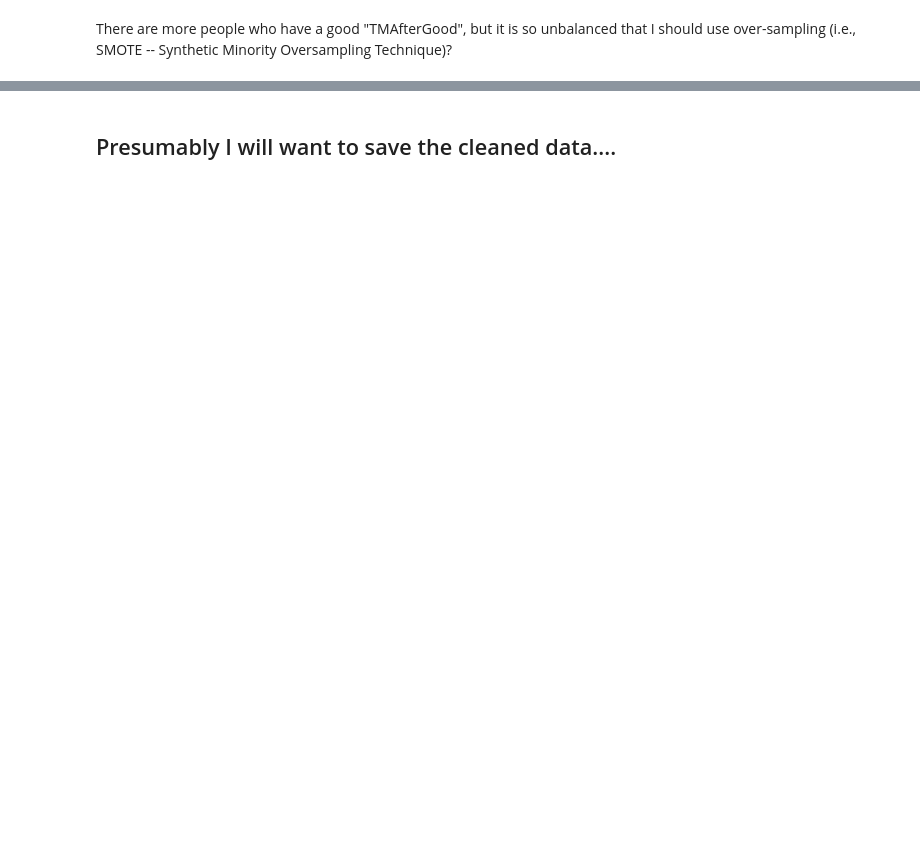
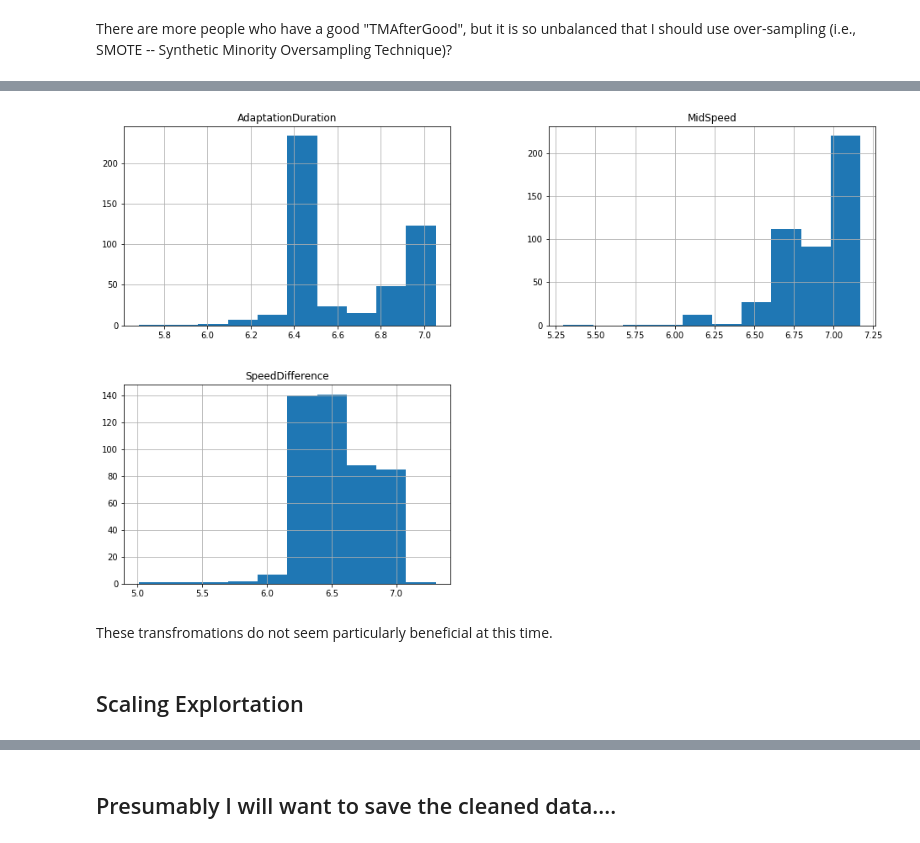
Before and after one commit to csombric/SplitBeltDatabase, a Jupyter notebook: SplitBeltAnalysis_DataCleaning.ipynb, the cells around one changed output, grey strips where cells are left out. Cells and saved outputs as stored; diff of their text form; code cells hidden in the pictures; blank space fills up the shorter version.

Commit message:
Updated Exclusion and Scaling

```diff
--- a/SplitBeltAnalysis_DataCleaning.ipynb
+++ b/SplitBeltAnalysis_DataCleaning.ipynb
@@ -217,0 +224,14 @@ There are more people who have a good "TMAfterGood", but it is so unbalanced tha
+# %%
+import numpy as np
+NotNormalAndPositive=["AdaptationDuration", "MidSpeed", "SpeedDifference"]#,  "MidBase", "EarlyA"
+np.log(dfClean[NotNormalAndPositive]).hist(figsize = (16, 10))
+#np.sqrt(dfClean[NotNormalAndPositive]).hist(figsize = (16, 10))
+#np.cbrt(dfClean[NotNormalAndPositive]).hist(figsize = (16, 10))
+plt.show()
+# %% [output]
+[figure, added]
+# %% [markdown]
+These transfromations do not seem particularly beneficial at this time.
+# %% [markdown]
+Scaling Explortation
+---
```
Also changed, not shown: parts of 24 cells of this notebook.
